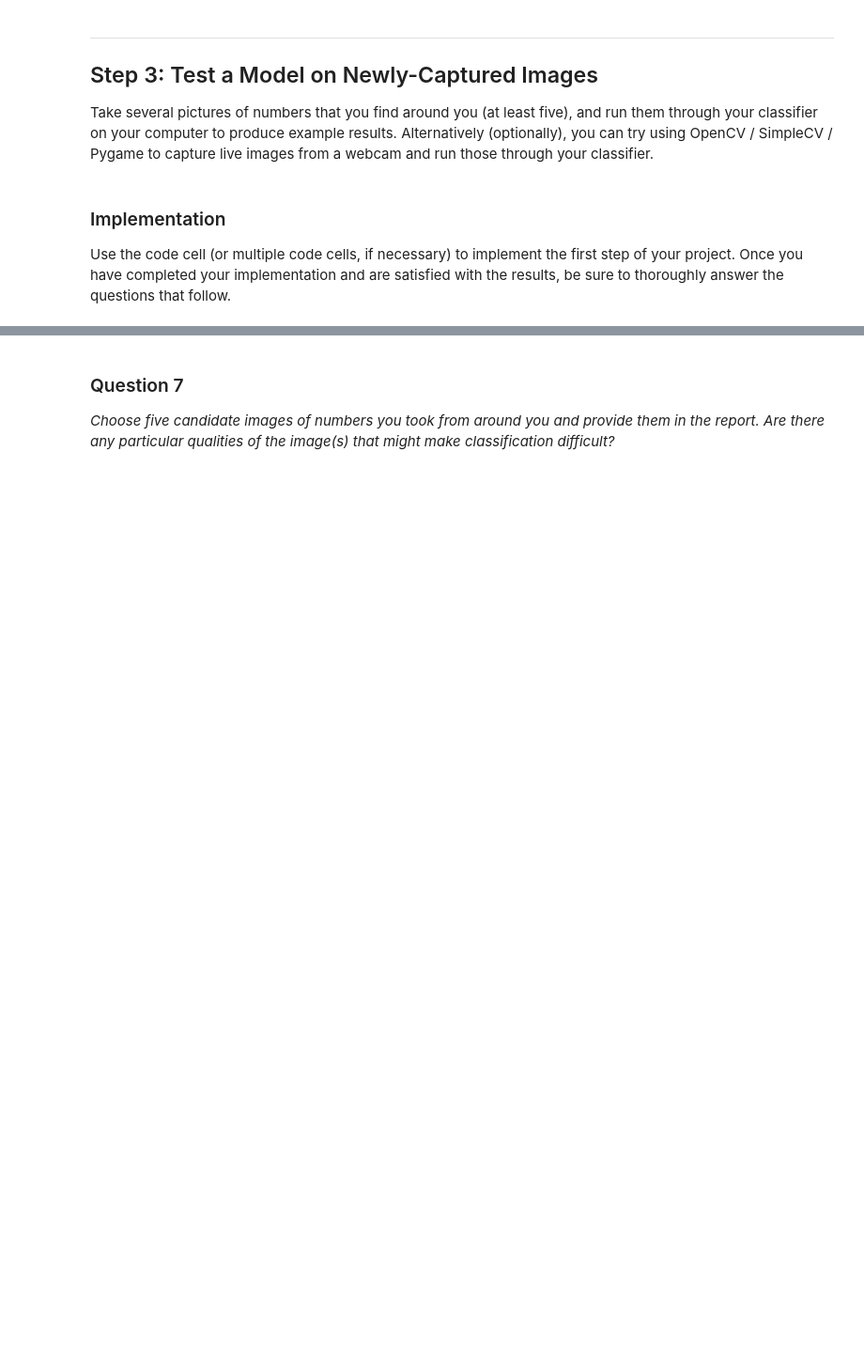
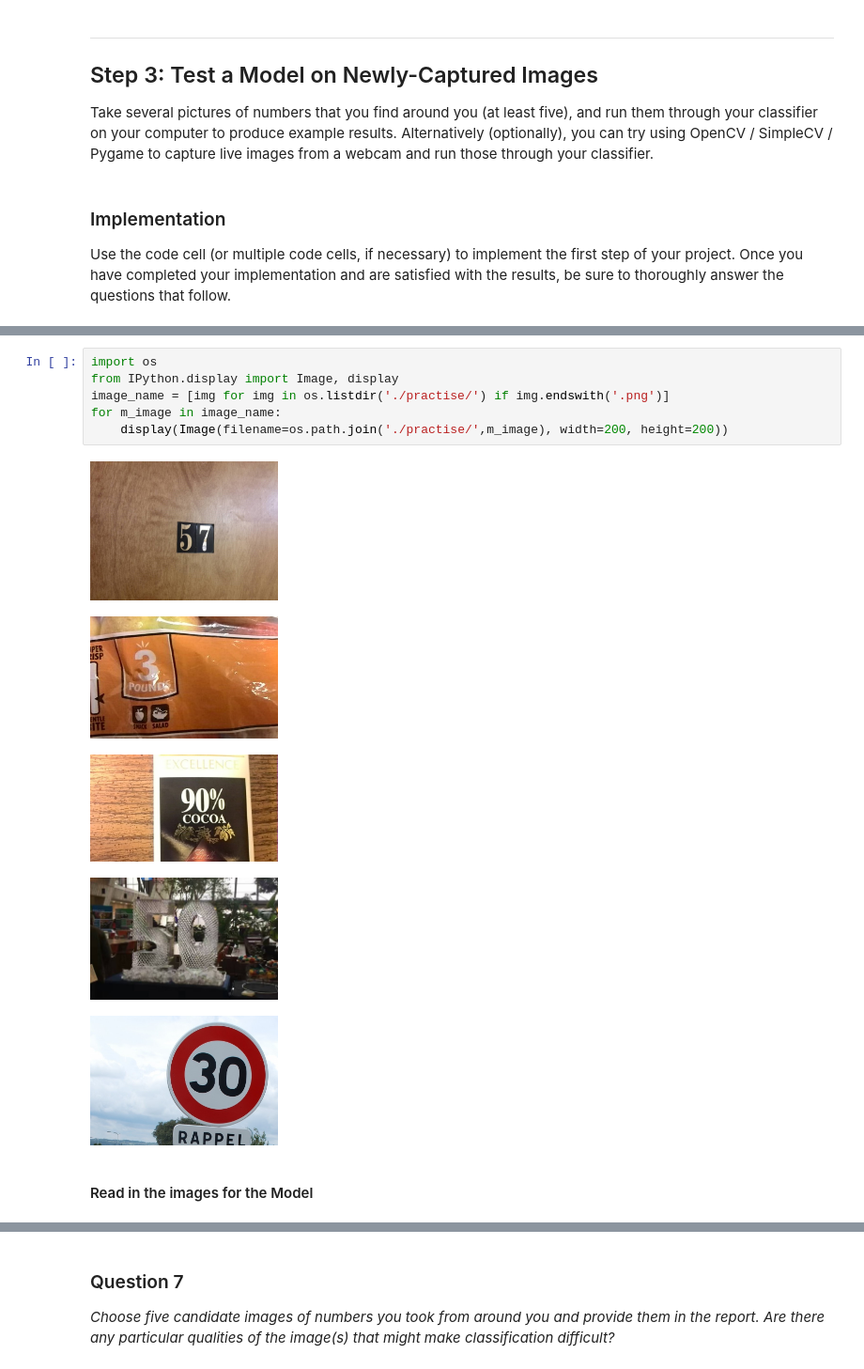
Before and after one commit to neocosmos/MachineLearningND, a Jupyter notebook: digit_recognition/digit_recognition.ipynb, the cells around one changed output, grey strips where cells are left out. Shown at 94% size. Drawn from its saved outputs; the diff is of its cells as text; blank space fills up the shorter version.

```diff
--- a/digit_recognition/digit_recognition.ipynb
+++ b/digit_recognition/digit_recognition.ipynb
@@ -267,0 +558,14 @@ Use the code cell (or multiple code cells, if necessary) to implement the first
+# %%
+import os
+from IPython.display import Image, display
+image_name = [img for img in os.listdir('./practise/') if img.endswith('.png')]
+for m_image in image_name:
+    display(Image(filename=os.path.join('./practise/',m_image), width=200, height=200))
+# %% [output]
+[figure, added]
+[figure, added]
+[figure, added]
+[figure, added]
+[figure, added]
+# %% [markdown]
+#### Read in the images for the Model
```
Also changed, not shown: parts of 86 cells of this notebook, 1 other file.
